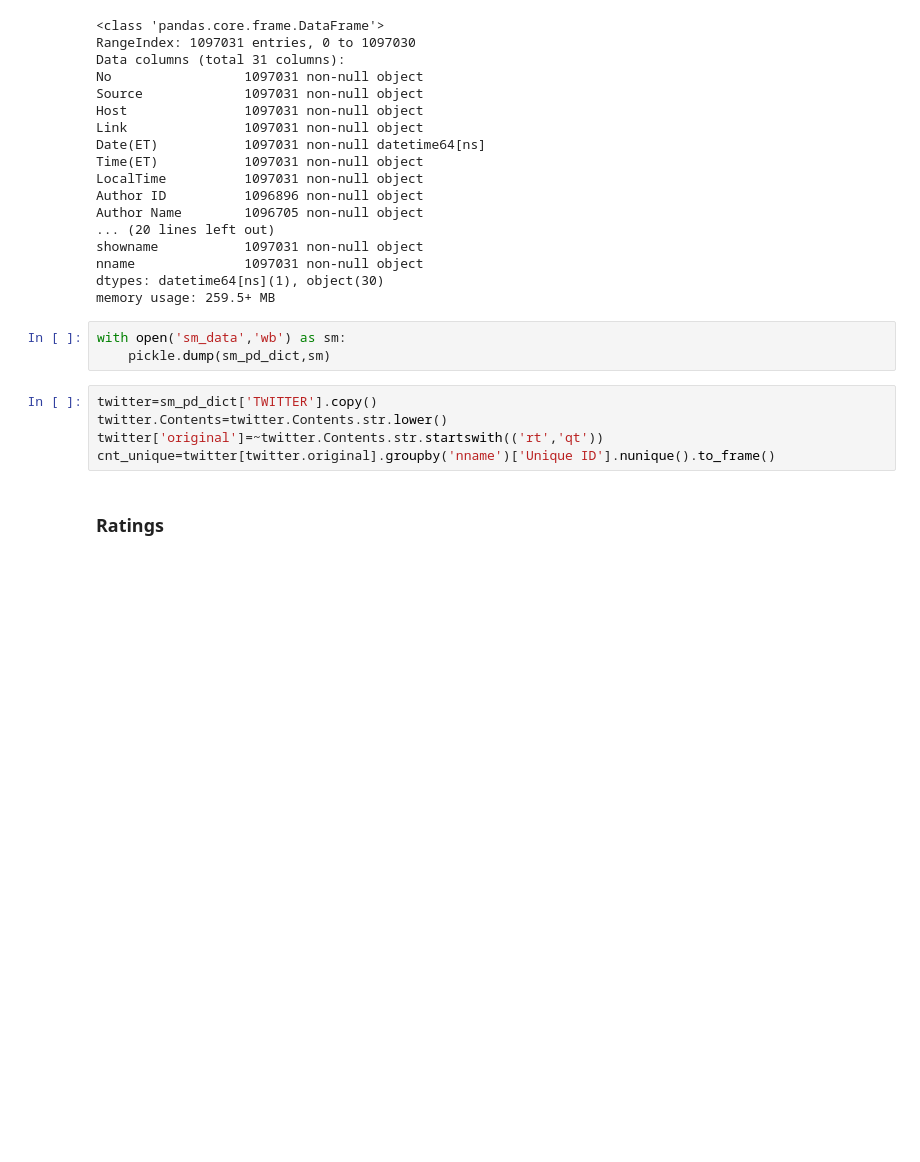
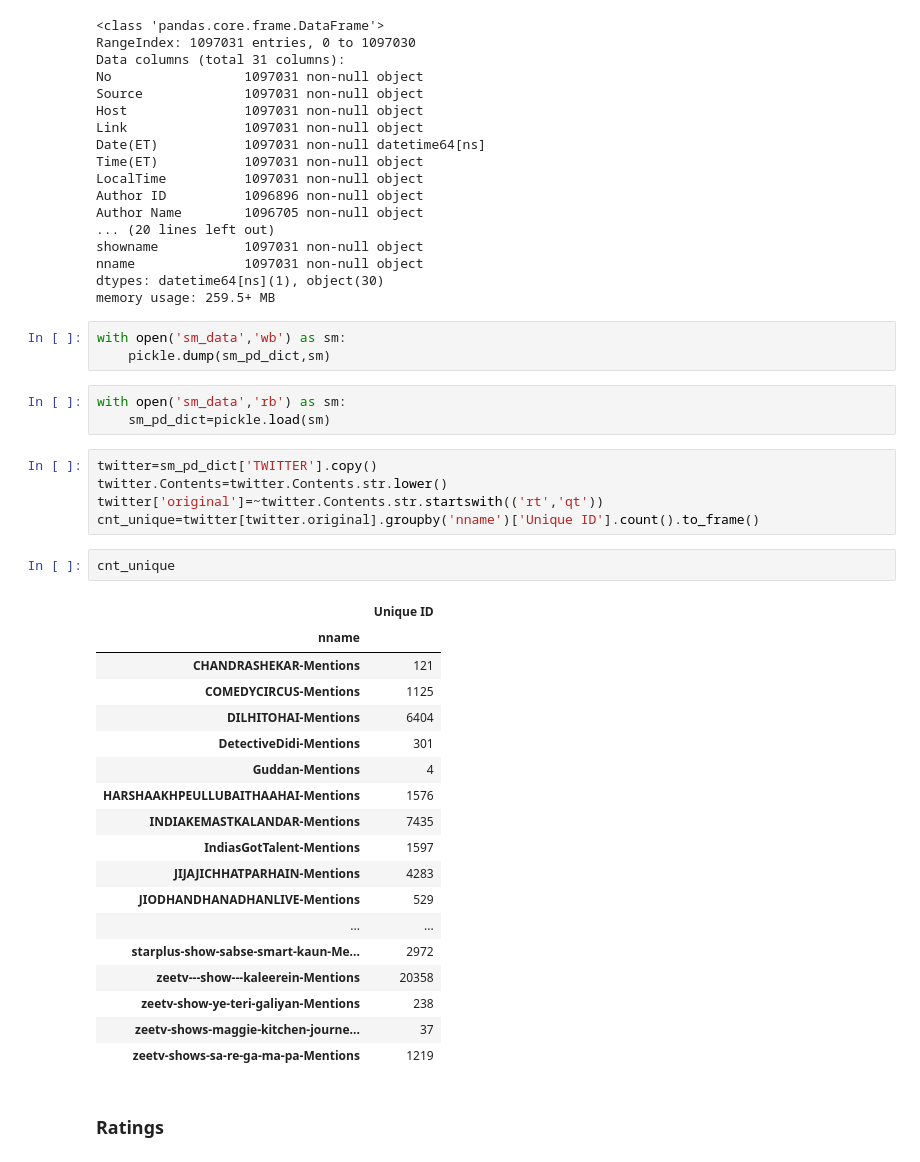
Before and after one commit to abhi050688/initial_test, a Jupyter notebook: Parsing new data.ipynb, the cells around one changed output. Drawn from its saved outputs; the diff is of its cells as text; blank space fills up the shorter version.

```diff
--- a/Parsing new data.ipynb
+++ b/Parsing new data.ipynb
@@ -219,11 +129,35 @@ memory usage: 259.5+ MB
 # %%
 with open('sm_data','wb') as sm:
     pickle.dump(sm_pd_dict,sm)
+# %%
+with open('sm_data','rb') as sm:
+    sm_pd_dict=pickle.load(sm)
 # %%
 twitter=sm_pd_dict['TWITTER'].copy()
 twitter.Contents=twitter.Contents.str.lower()
 twitter['original']=~twitter.Contents.str.startswith(('rt','qt'))
-cnt_unique=twitter[twitter.original].groupby('nname')['Unique ID'].nunique().to_frame()
+cnt_unique=twitter[twitter.original].groupby('nname')['Unique ID'].count().to_frame()
+# %%
+cnt_unique
+# %% [output]
+|  | Unique ID |
+| nname |  |
+| CHANDRASHEKAR-Mentions | 121 |
+| COMEDYCIRCUS-Mentions | 1125 |
+| DILHITOHAI-Mentions | 6404 |
+| DetectiveDidi-Mentions | 301 |
+| Guddan-Mentions | 4 |
+| HARSHAAKHPEULLUBAITHAAHAI-Mentions | 1576 |
+| INDIAKEMASTKALANDAR-Mentions | 7435 |
+| IndiasGotTalent-Mentions | 1597 |
+| JIJAJICHHATPARHAIN-Mentions | 4283 |
+| JIODHANDHANADHANLIVE-Mentions | 529 |
+| ... | ... |
+| starplus-show-sabse-smart-kaun-Me... | 2972 |
+| zeetv---show---kaleerein-Mentions | 20358 |
+| zeetv-show-ye-teri-galiyan-Mentions | 238 |
+| zeetv-shows-maggie-kitchen-journe... | 37 |
+| zeetv-shows-sa-re-ga-ma-pa-Mentions | 1219 |
 # %% [markdown]
 ### Ratings
 # %%
```
Also changed, not shown: parts of 9 cells of this notebook.
